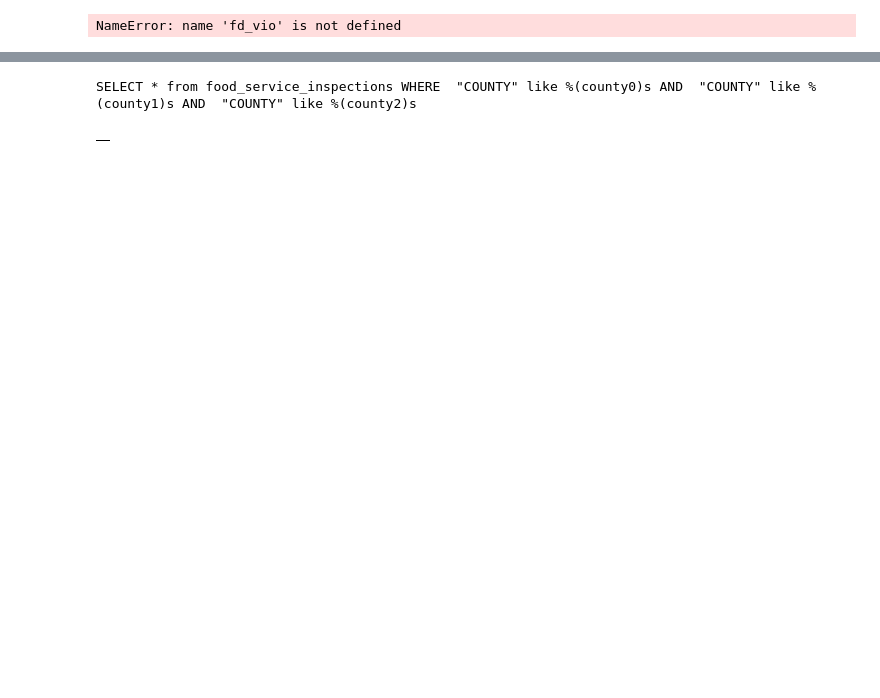
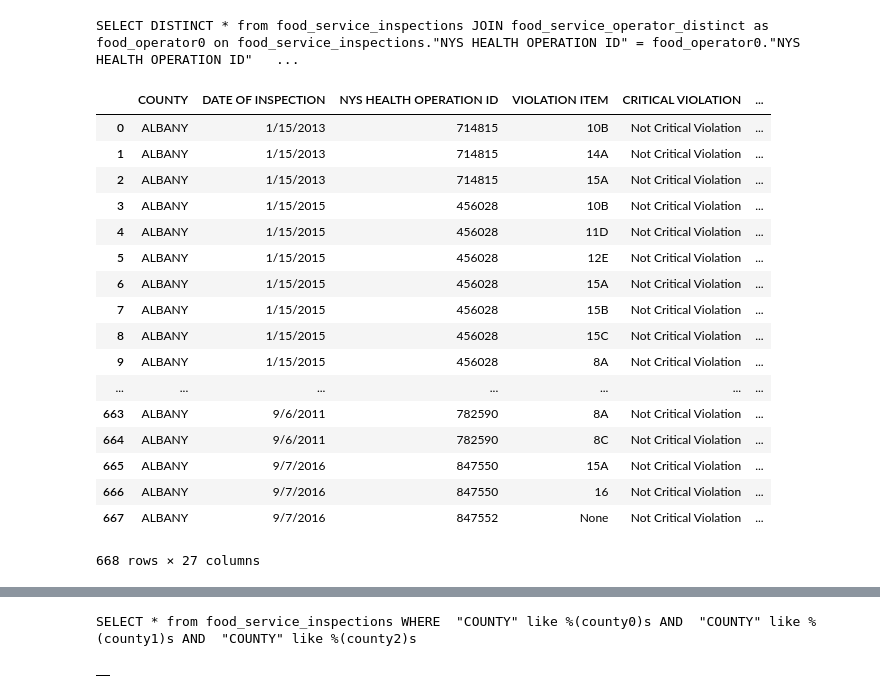
Before and after one commit to Gaurangprasad/DBMS_Fall19_project, a Jupyter notebook: App_Notebook.ipynb, the cells around one changed output, grey strips where cells are left out. Drawn from its saved outputs; the diff is of its cells as text; code cells hidden in the pictures; blank space fills up the shorter version.

Commit message:
Update App_Notebook.ipynb
Getting JOIN to work and playing around with slighly more complex queries.

```diff
--- a/App_Notebook.ipynb
+++ b/App_Notebook.ipynb
@@ -92,5 +147,23 @@ NameError: name 'FoodViolationData' is not defined
-# %%
-# Searching for rows with have "BANY" and "NAS" in their county names (expect 0 rows)
-fd_vio.query().searchByOperatorID("687080").searchByCounty("BAN").run()
-# %% [output]
-NameError: name 'fd_vio' is not defined
+# %%
+# Looking for estabishments that have CHINESE in their name and are in ALBANY.
+fd_vio.query().searchByName("CHINESE").searchByCounty("ALBANY").run()
+# %% [output]
+SELECT DISTINCT * from food_service_inspections JOIN food_service_operator_distinct as food_operator0 on food_service_inspections."NYS HEALTH OPERATION ID" = food_operator0."NYS HEALTH OPERATION ID"   ...
+|  | COUNTY | DATE OF INSPECTION | NYS HEALTH OPERATION ID | VIOLATION ITEM | CRITICAL VIOLATION | ... |
+| 0 | ALBANY | 1/15/2013 | 714815 | 10B | Not Critical Violation | ... |
+| 1 | ALBANY | 1/15/2013 | 714815 | 14A | Not Critical Violation | ... |
+| 2 | ALBANY | 1/15/2013 | 714815 | 15A | Not Critical Violation | ... |
+| 3 | ALBANY | 1/15/2015 | 456028 | 10B | Not Critical Violation | ... |
+| 4 | ALBANY | 1/15/2015 | 456028 | 11D | Not Critical Violation | ... |
+| 5 | ALBANY | 1/15/2015 | 456028 | 12E | Not Critical Violation | ... |
+| 6 | ALBANY | 1/15/2015 | 456028 | 15A | Not Critical Violation | ... |
+| 7 | ALBANY | 1/15/2015 | 456028 | 15B | Not Critical Violation | ... |
+| 8 | ALBANY | 1/15/2015 | 456028 | 15C | Not Critical Violation | ... |
+| 9 | ALBANY | 1/15/2015 | 456028 | 8A | Not Critical Violation | ... |
+| ... | ... | ... | ... | ... | ... | ... |
+| 663 | ALBANY | 9/6/2011 | 782590 | 8A | Not Critical Violation | ... |
+| 664 | ALBANY | 9/6/2011 | 782590 | 8C | Not Critical Violation | ... |
+| 665 | ALBANY | 9/7/2016 | 847550 | 15A | Not Critical Violation | ... |
+| 666 | ALBANY | 9/7/2016 | 847550 | 16 | Not Critical Violation | ... |
+| 667 | ALBANY | 9/7/2016 | 847552 | None | Not Critical Violation | ... |
+668 rows × 27 columns
```
Also changed, not shown: parts of 6 cells of this notebook.
